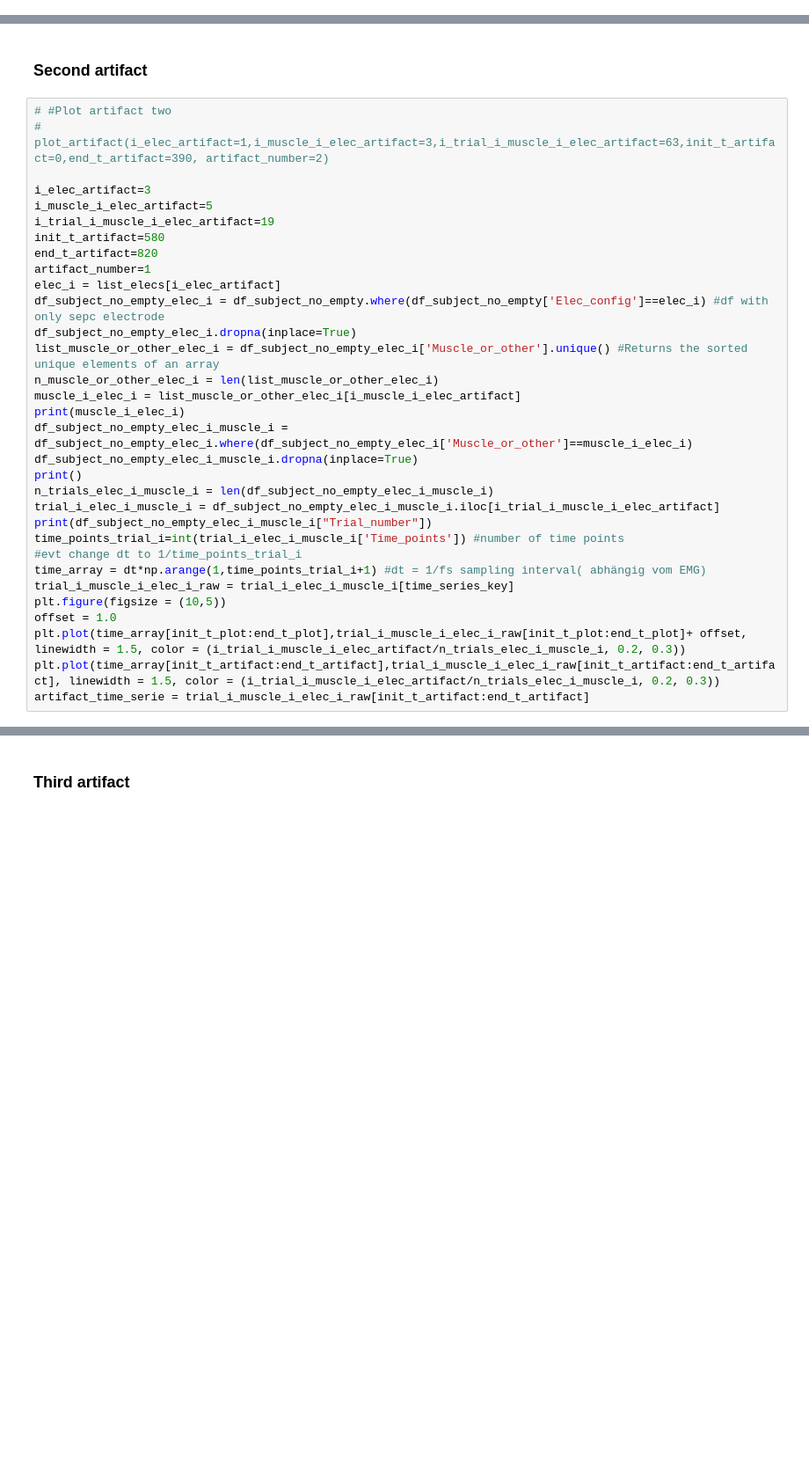
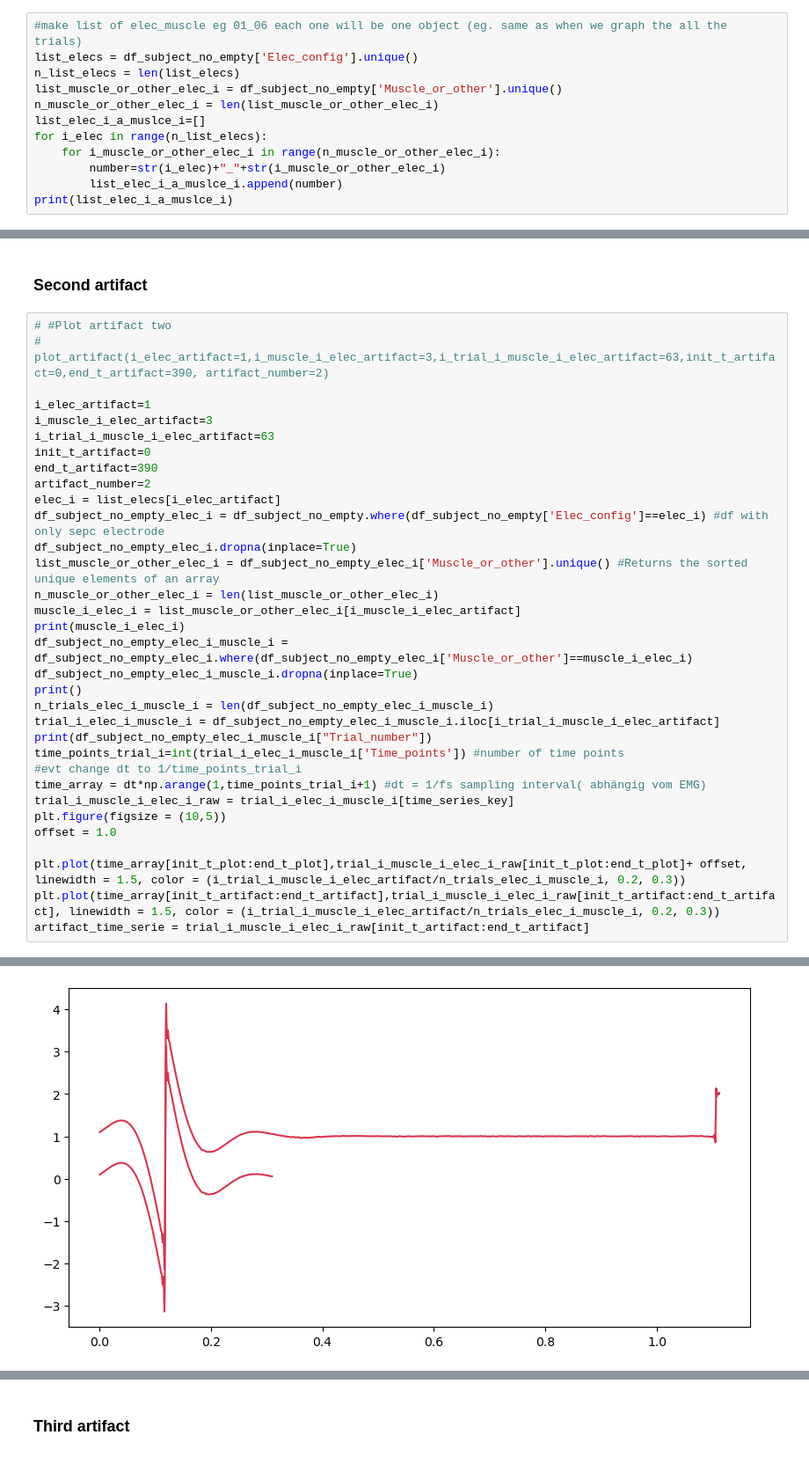
Before and after one commit to rohnerne/Master_thesis, a Jupyter notebook: indroducing_classes_EMG_data_test.ipynb, the cells around one changed output, grey strips where cells are left out. Shown at 88% size. Drawn from its saved outputs; the diff is of its cells as text; blank space fills up the shorter version.

```diff
--- a/indroducing_classes_EMG_data_test.ipynb
+++ b/indroducing_classes_EMG_data_test.ipynb
@@ -230,3 +212,15 @@ save_flag=1
 subject_plots_folder_name=subject+'_plots'
 save_folder = os.path.join(data_folder,subject_plots_folder_name,"Raw_tinit_100_tend_300")
 os.makedirs(save_folder,exist_ok=True)
+# %%
+#make list of elec_muscle eg 01_06 each one will be one object (eg. same as when we graph the all the trials)
+list_elecs = df_subject_no_empty['Elec_config'].unique()
+n_list_elecs = len(list_elecs)
+list_muscle_or_other_elec_i = df_subject_no_empty['Muscle_or_other'].unique()
+n_muscle_or_other_elec_i = len(list_muscle_or_other_elec_i)
+list_elec_i_a_muslce_i=[]
+for i_elec in range(n_list_elecs):
+    for i_muscle_or_other_elec_i in range(n_muscle_or_other_elec_i):
+        number=str(i_elec)+"_"+str(i_muscle_or_other_elec_i)
+        list_elec_i_a_muslce_i.append(number)
+print(list_elec_i_a_muslce_i)
@@ -532,12 +563,12 @@ for x, y in shifted_versions:
 # #Plot artifact two
 # plot_artifact(i_elec_artifact=1,i_muscle_i_elec_artifact=3,i_trial_i_muscle_i_elec_artifact=63,init_t_artifact=0,end_t_artifact=390, artifact_number=2)
 
-i_elec_artifact=3
-i_muscle_i_elec_artifact=5
-i_trial_i_muscle_i_elec_artifact=19
-init_t_artifact=580
-end_t_artifact=820
-artifact_number=1
+i_elec_artifact=1
+i_muscle_i_elec_artifact=3
+i_trial_i_muscle_i_elec_artifact=63
+init_t_artifact=0
+end_t_artifact=390
+artifact_number=2
 elec_i = list_elecs[i_elec_artifact]
 df_subject_no_empty_elec_i = df_subject_no_empty.where(df_subject_no_empty['Elec_config']==elec_i) #df with only sepc electrode
 df_subject_no_empty_elec_i.dropna(inplace=True)
@@ -557,6 +588,8 @@ time_array = dt*np.arange(1,time_points_trial_i+1) #dt = 1/fs sampling interval(
 trial_i_muscle_i_elec_i_raw = trial_i_elec_i_muscle_i[time_series_key]
 plt.figure(figsize = (10,5))
 offset = 1.0
+
 plt.plot(time_array[init_t_plot:end_t_plot],trial_i_muscle_i_elec_i_raw[init_t_plot:end_t_plot]+ offset, linewidth = 1.5, color = (i_trial_i_muscle_i_elec_artifact/n_trials_elec_i_muscle_i, 0.2, 0.3))
 plt.plot(time_array[init_t_artifact:end_t_artifact],trial_i_muscle_i_elec_i_raw[init_t_artifact:end_t_artifact], linewidth = 1.5, color = (i_trial_i_muscle_i_elec_artifact/n_trials_elec_i_muscle_i, 0.2, 0.3))
 artifact_time_serie = trial_i_muscle_i_elec_i_raw[init_t_artifact:end_t_artifact]
+# %% [output]
@@ -563,3 +604,4 @@ artifact_time_serie = trial_i_muscle_i_elec_i_raw[init_t_artifact:end_t_artifact
+[figure, added]
 # %%
 #save artifact
 print(f"artifact_number:{artifact_number}" )
```
Also changed, not shown: parts of 29 cells of this notebook, 2 other files.
